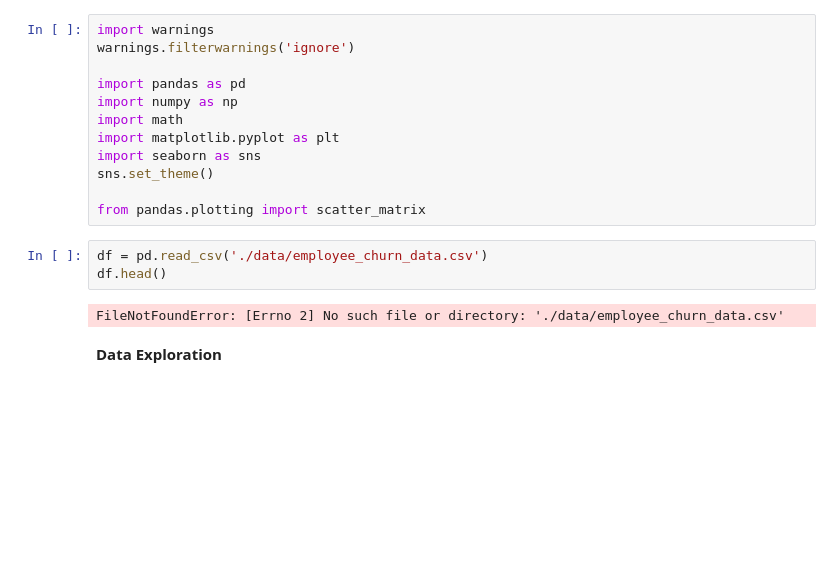
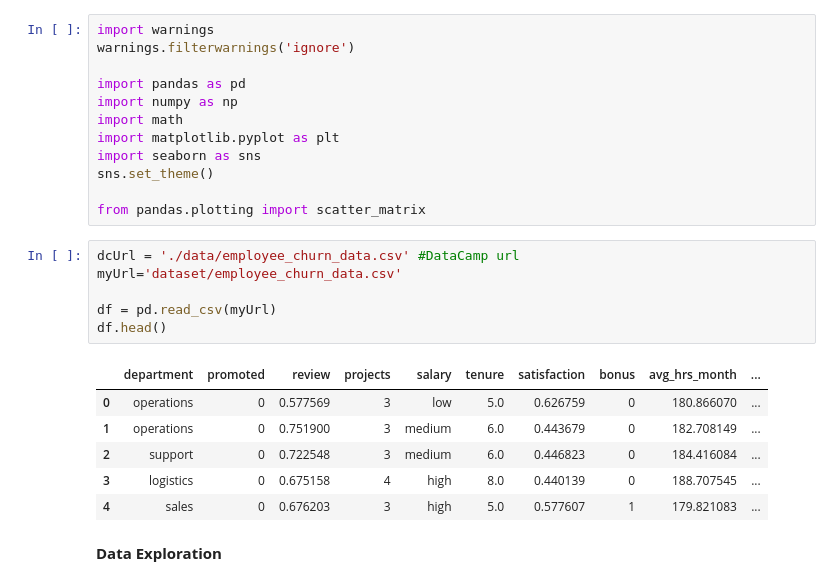
Before and after one commit to vascoarizna/DC-EmployeeTurnOver, a Jupyter notebook: notebook.ipynb, the cells around one changed output. Saved outputs shown, nothing was run; the diff lists cells and outputs as text; blank space fills up the shorter version.

```diff
--- a/notebook.ipynb
+++ b/notebook.ipynb
@@ -54,10 +54,18 @@ sns.set_theme()
 
 from pandas.plotting import scatter_matrix
 # %%
-df = pd.read_csv('./data/employee_churn_data.csv')
+dcUrl = './data/employee_churn_data.csv' #DataCamp url
+myUrl='dataset/employee_churn_data.csv'
+
+df = pd.read_csv(myUrl)
 df.head()
 # %% [output]
-FileNotFoundError: [Errno 2] No such file or directory: './data/employee_churn_data.csv'
+|  | department | promoted | review | projects | salary | tenure | satisfaction | bonus | avg_hrs_month | ... |
+| 0 | operations | 0 | 0.577569 | 3 | low | 5.0 | 0.626759 | 0 | 180.866070 | ... |
+| 1 | operations | 0 | 0.751900 | 3 | medium | 6.0 | 0.443679 | 0 | 182.708149 | ... |
+| 2 | support | 0 | 0.722548 | 3 | medium | 6.0 | 0.446823 | 0 | 184.416084 | ... |
+| 3 | logistics | 0 | 0.675158 | 4 | high | 8.0 | 0.440139 | 0 | 188.707545 | ... |
+| 4 | sales | 0 | 0.676203 | 3 | high | 5.0 | 0.577607 | 1 | 179.821083 | ... |
 # %% [markdown]
 __Data Exploration__
 # %%
```
Also changed, not shown: parts of 16 cells of this notebook.
